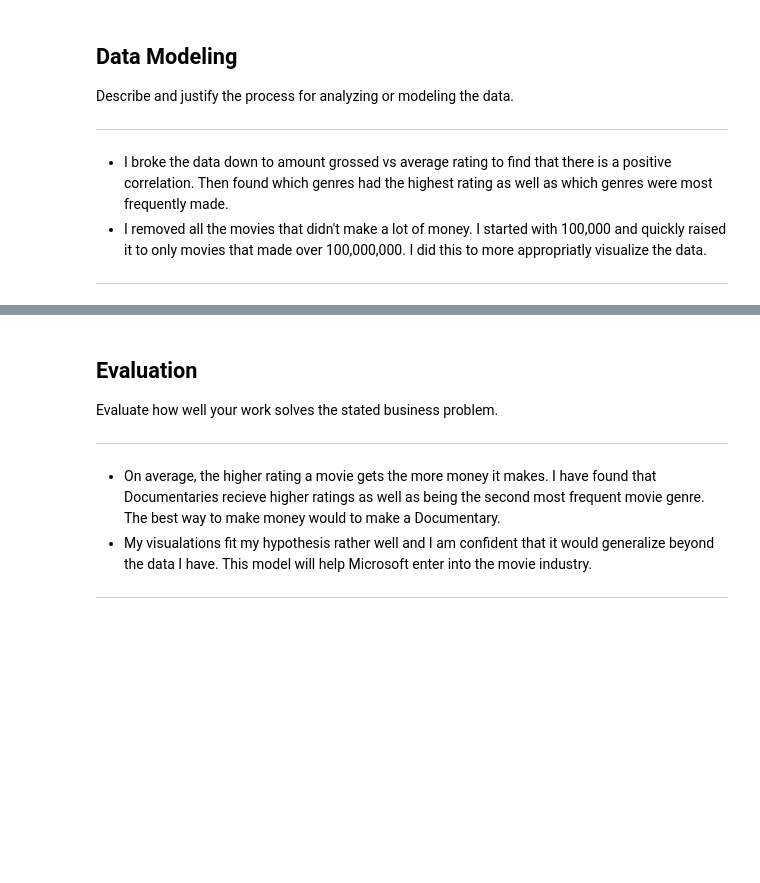
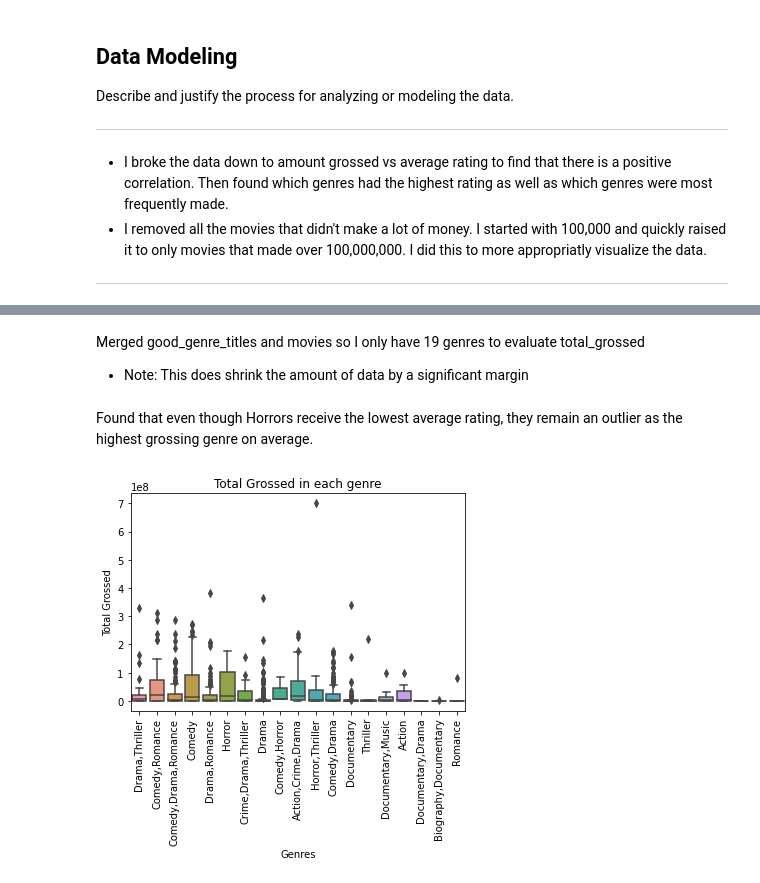
Before and after one commit to Zealfire243/movie-analysis, a Jupyter notebook: Microsoft-Movie-Analysis.ipynb, the cells around one changed output, grey strips where cells are left out. Cells and saved outputs as stored; diff of their text form; code cells hidden in the pictures; blank space fills up the shorter version.

```diff
--- a/Microsoft-Movie-Analysis.ipynb
+++ b/Microsoft-Movie-Analysis.ipynb
@@ -200,8 +226,17 @@ plt.show()
-# %% [markdown]
-## Evaluation
-Evaluate how well your work solves the stated business problem.
-
-***
-* On average, the higher rating a movie gets the more money it makes. I have found that Documentaries recieve higher ratings as well as being the second most frequent movie genre. The best way to make money would to make a Documentary.
-* My visualations fit my hypothesis rather well and I am confident that it would generalize beyond the data I have. This model will help Microsoft enter into the movie industry.
-***
+# %% [markdown]
+Merged good_genre_titles and movies so I only have 19 genres to evaluate total_grossed
+* Note: This does shrink the amount of data by a significant margin
+# %%
+good_genre_movies = pd.merge(movies, good_genre_titles)
+meanByGenre = good_genre_movies.groupby(['genres']).mean()
+grouped = meanByGenre.reset_index().sort_values('total_gross', ascending=False)
+# %% [markdown]
+Found that even though Horrors receive the lowest average rating, they remain an outlier as the highest grossing genre on average.
+# %%
+sns.boxplot(x="genres", y="total_gross", data=good_genre_movies)\
+.set(xlabel='Genres', ylabel='Total Grossed', title='Total Grossed in each genre')
+plt.xticks(rotation=90);
+plt.savefig('images/total_grossed_per_genre.png',dpi=300, bbox_inches = "tight")
+plt.show()
+# %% [output]
+[figure, added]
```
Also changed, not shown: parts of 45 cells of this notebook, 6 other files.
